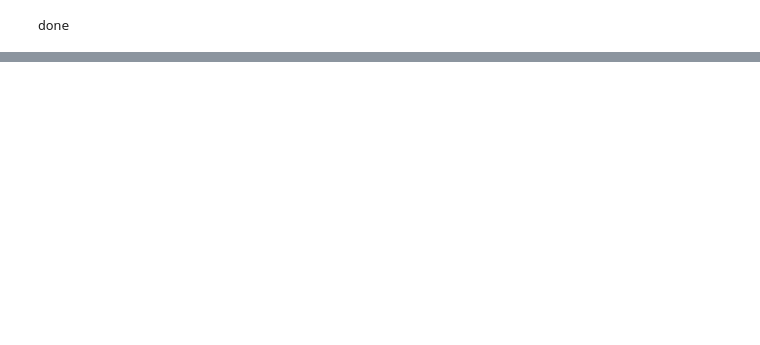
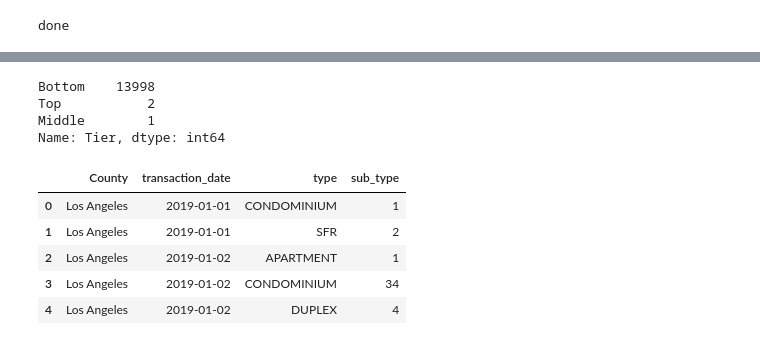
Before and after one commit to adityahpatel/SIADS691-Covid-Real-Estate, a Jupyter notebook: EDA_4_report.ipynb, the cells around one changed output, grey strips where cells are left out. Drawn from its saved outputs; the diff is of its cells as text; code cells hidden in the pictures; blank space fills up the shorter version.

```diff
--- a/EDA_4_report.ipynb
+++ b/EDA_4_report.ipynb
@@ -487,0 +577,4 @@ ca_df_dict['San Diego'][ca_df_dict['San Diego']['transaction_date'].isna()]
+# %%
+ca_pickled['San Francisco']['County'] = 'San Francisco'
+ca_pickled['Los Angeles']['County'] = 'Los Angeles'
+sf_la = pd.concat([ca_pickled['San Francisco'], ca_pickled['Los Angeles']])
@@ -487,0 +590,21 @@ ca_df_dict['San Diego'][ca_df_dict['San Diego']['transaction_date'].isna()]
+# %%
+# Look at daily counts
+sales_count_by_type = sf_la.groupby(by=['County','transaction_date','type'])[['sub_type']].count().reset_index()
+sales_count_by_tier = sf_la.groupby(by=['County','transaction_date','Tier'])[['sub_type']].count().reset_index()
+# %%
+# There are clearly errors in the pd cut function
+sf_la['Tier'].value_counts()
+# %% [output]
+Bottom    13998
+Top           2
+Middle        1
+Name: Tier, dtype: int64
+# %%
+sales_count_by_type.head()
+# %% [output]
+|  | County | transaction_date | type | sub_type |
+| 0 | Los Angeles | 2019-01-01 | CONDOMINIUM | 1 |
+| 1 | Los Angeles | 2019-01-01 | SFR | 2 |
+| 2 | Los Angeles | 2019-01-02 | APARTMENT | 1 |
+| 3 | Los Angeles | 2019-01-02 | CONDOMINIUM | 34 |
+| 4 | Los Angeles | 2019-01-02 | DUPLEX | 4 |
```
Also changed, not shown: parts of 33 cells of this notebook.
